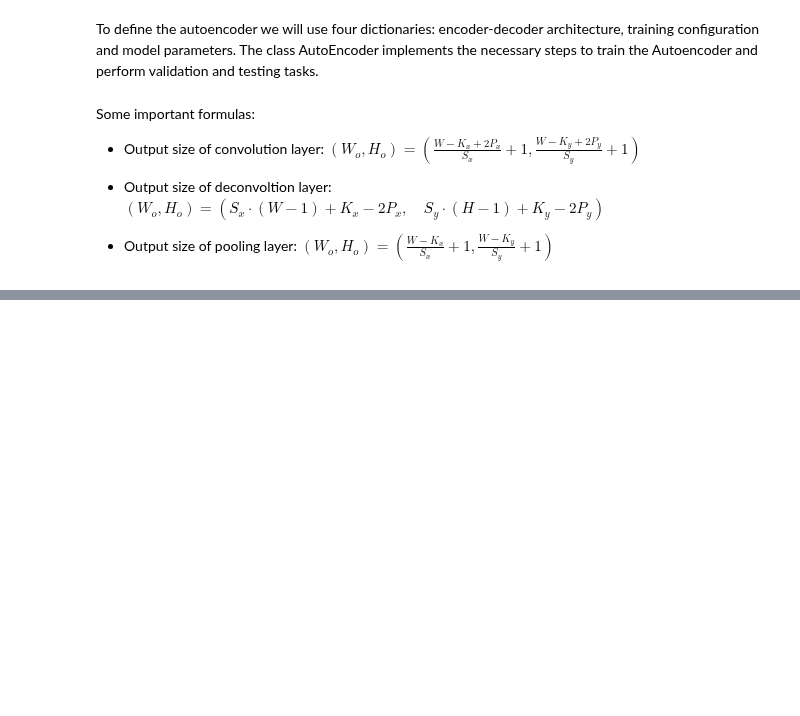
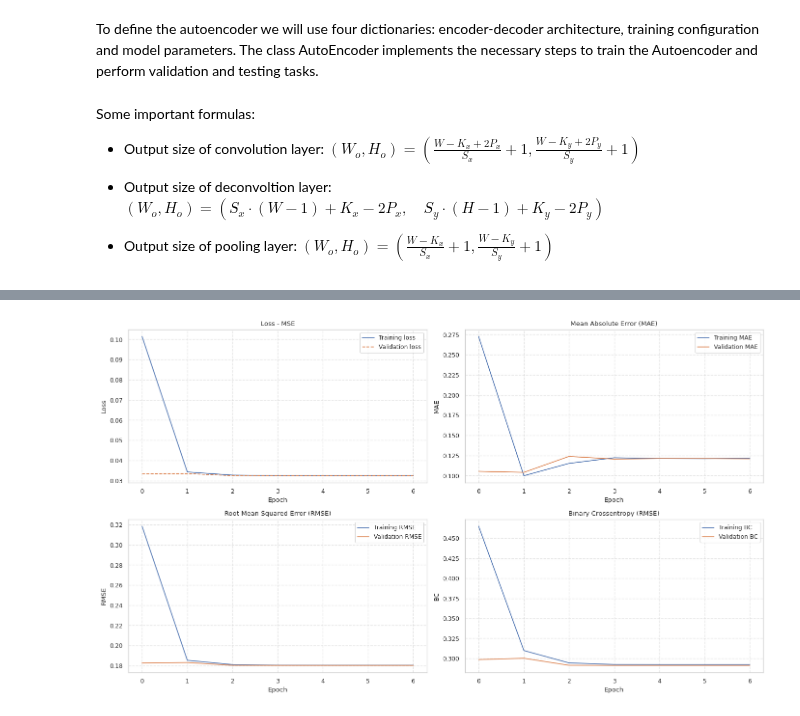
Before and after one commit to lmmartinez97/alphadrive_bp, a Jupyter notebook: highD/training/autoencoder_training.ipynb, the cells around one changed output, grey strips where cells are left out. Cells and saved outputs as stored; diff of their text form; code cells hidden in the pictures; blank space fills up the shorter version.

Commit message:
Finished base capabilities of AutoEncoder. Training, testing, plotting, saving and loading are included now in autoencoder notebook

```diff
--- a/highD/training/autoencoder_training.ipynb
+++ b/highD/training/autoencoder_training.ipynb
@@ -330,7 +447,7 @@ Some important formulas:
 
 - Output size of pooling layer: $(W_o, H_o) = (\frac{W-K_x}{S_x} + 1 ,  \frac{W-K_y}{S_y} + 1 )$
 # %%
-model_config = {'name': "AutoEncoder1", 'loss': 'mean_squared_error', 'opt': 'adam'}
+model_config = {'name': "AutoEncoder1", 'loss': 'mean_squared_error', 'opt': 'adam', 'metrics': [RootMeanSquaredError(), MeanAbsoluteError(), BinaryCrossentropy()]}
 
 encoder_config = {
     'Input_1': {'Type': Input, 'Shape': train_data[0].shape},
@@ -467,0 +584,4 @@ plt.close('all')
+# %%
+plot_history(autoencoder)
+# %% [output]
+[figure, added]
```
Also changed, not shown: parts of 10 cells of this notebook, 2 other files.
